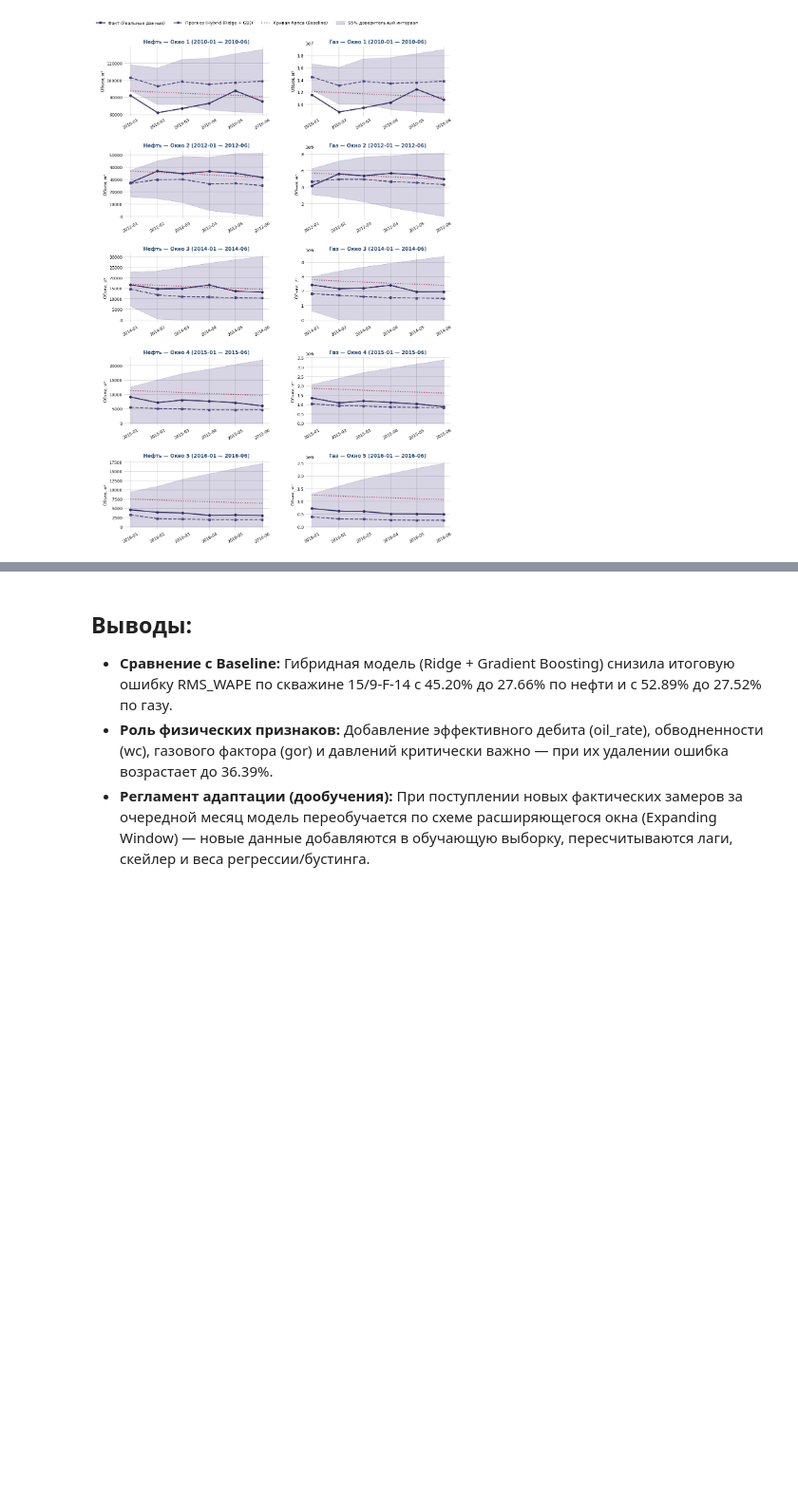
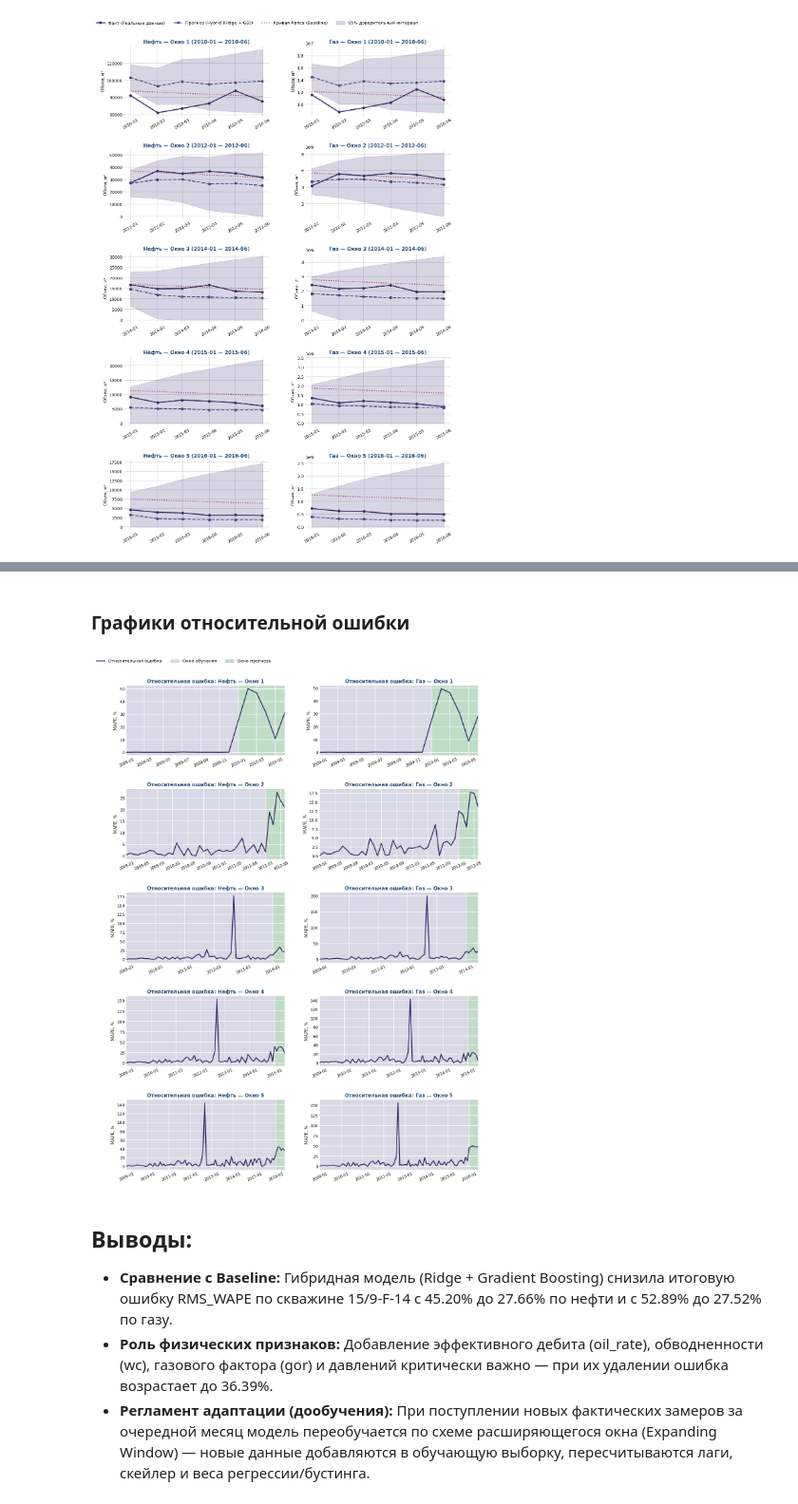
Before and after one commit to SashaVeremchuk/Gazprom-production-forecast, a Jupyter notebook: one_well.ipynb, the cells around one changed output, grey strips where cells are left out. Shown at 95% size. Cells and saved outputs as stored; diff of their text form; code cells hidden in the pictures; blank space fills up the shorter version.

```diff
--- a/one_well.ipynb
+++ b/one_well.ipynb
@@ -656,3 +725,9 @@ plt.show()
+# %% [markdown]
+### Графики относительной ошибки
+# %%
+plot_error_grid(error_type="rel")
+# %% [output]
+[figure, added]
 # %% [markdown]
 ## Выводы:
 * **Сравнение с Baseline:** Гибридная модель (Ridge + Gradient Boosting) снизила итоговую ошибку RMS_WAPE по скважине 15/9-F-14 с 45.20% до 27.66% по нефти и с 52.89% до 27.52% по газу.
```
Also changed, not shown: parts of 6 cells of this notebook.
